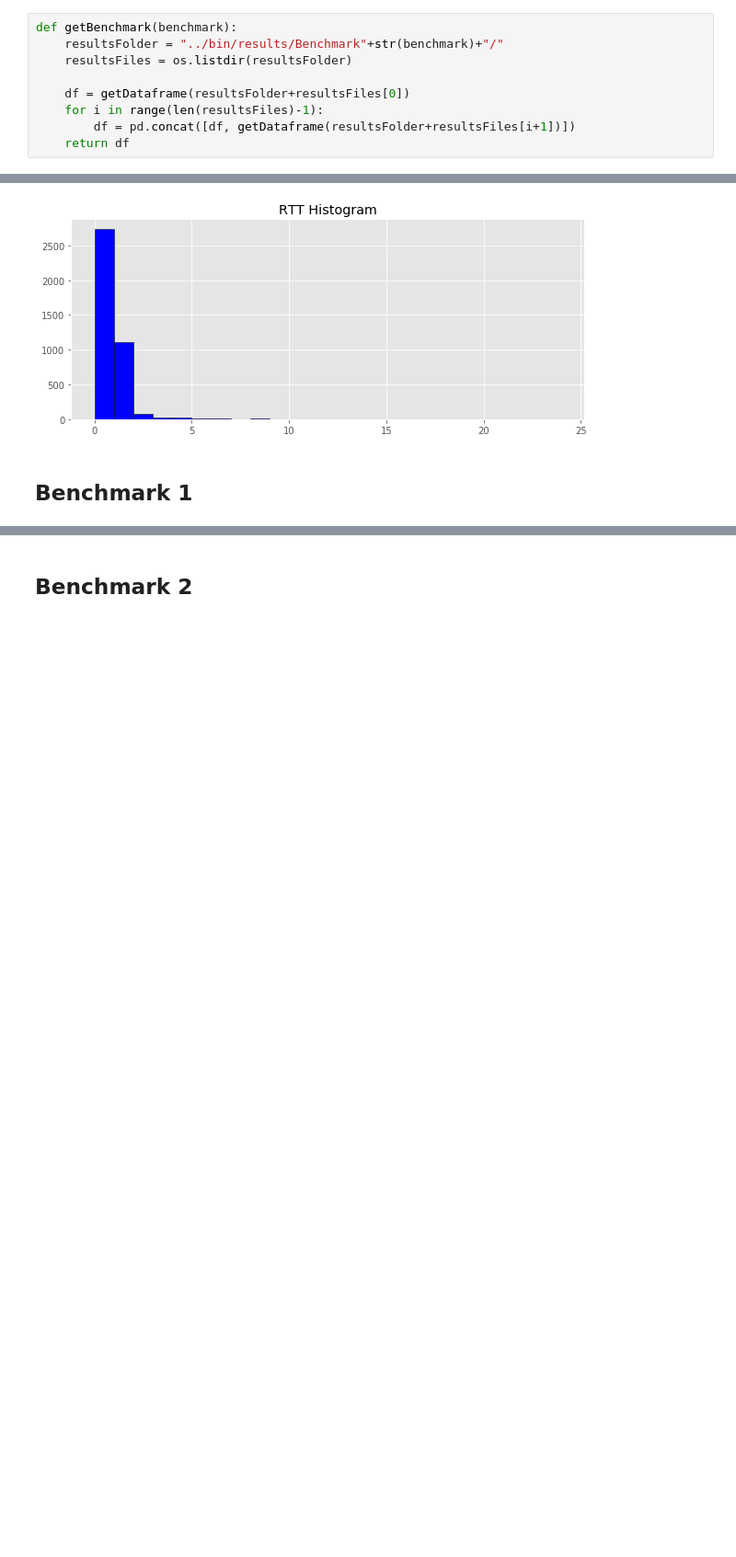
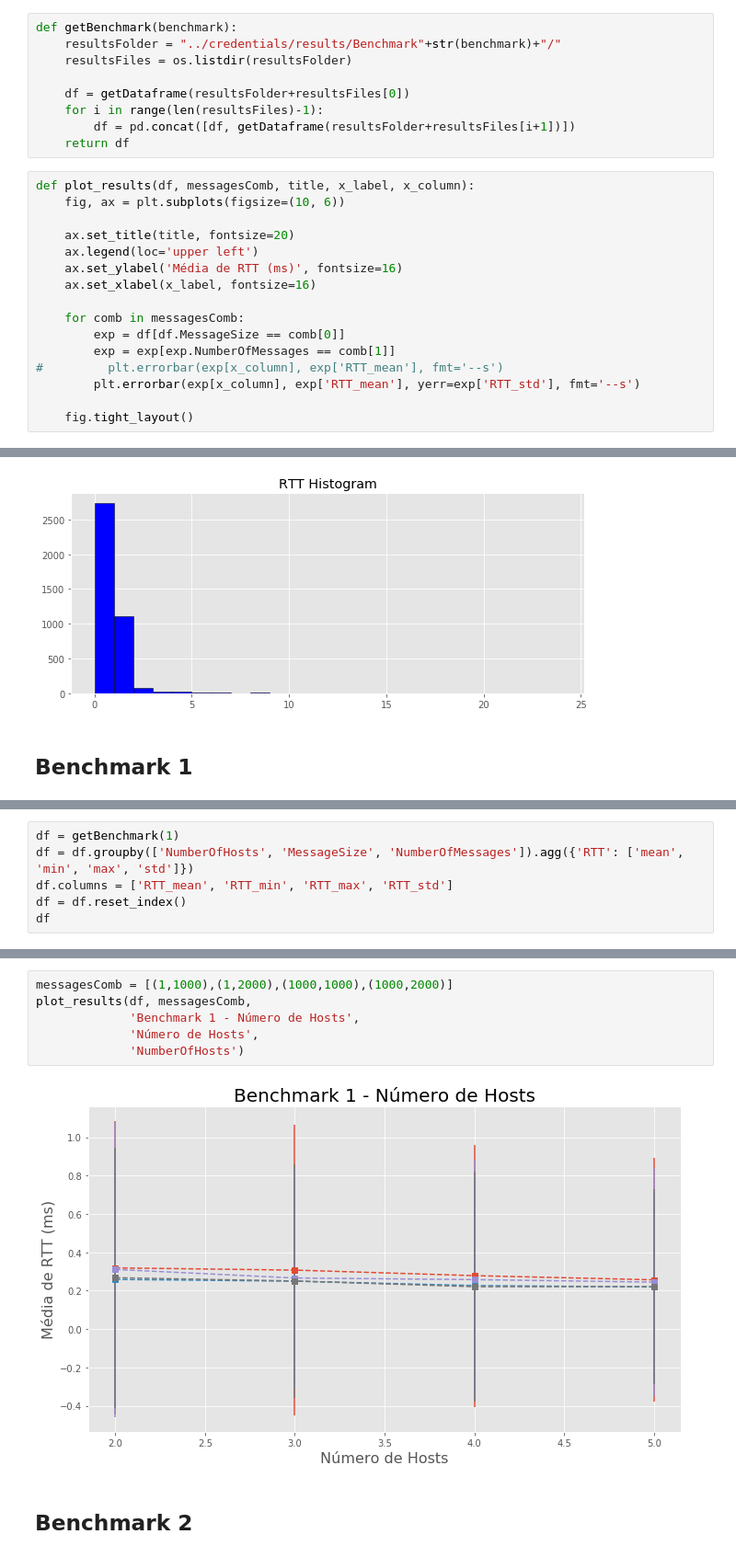
Before and after one commit to rafalencar1997/JadeContainer, a Jupyter notebook: analysis/Results.ipynb, the cells around one changed output, grey strips where cells are left out. Shown: that part at 92% size. Saved outputs shown, nothing was run; the diff lists cells and outputs as text; blank space fills up the shorter version.

```diff
--- a/analysis/Results.ipynb
+++ b/analysis/Results.ipynb
@@ -31,13 +32,29 @@ def getDataframe(filename):
     return df
 # %%
 def getBenchmark(benchmark):
-    resultsFolder = "../bin/results/Benchmark"+str(benchmark)+"/"
+    resultsFolder = "../credentials/results/Benchmark"+str(benchmark)+"/"
     resultsFiles = os.listdir(resultsFolder)
 
     df = getDataframe(resultsFolder+resultsFiles[0])
     for i in range(len(resultsFiles)-1):
         df = pd.concat([df, getDataframe(resultsFolder+resultsFiles[i+1])])
     return df
+# %%
+def plot_results(df, messagesComb, title, x_label, x_column):
+    fig, ax = plt.subplots(figsize=(10, 6))
+
+    ax.set_title(title, fontsize=20)
+    ax.legend(loc='upper left')
+    ax.set_ylabel('Média de RTT (ms)', fontsize=16)
+    ax.set_xlabel(x_label, fontsize=16)
+
+    for comb in messagesComb:
+        exp = df[df.MessageSize == comb[0]]
+        exp = exp[exp.NumberOfMessages == comb[1]]
+#         plt.errorbar(exp[x_column], exp['RTT_mean'], fmt='--s')
+        plt.errorbar(exp[x_column], exp['RTT_mean'], yerr=exp['RTT_std'], fmt='--s')
+
+    fig.tight_layout()
 # %% [markdown]
 ## Dataset Statistics
 # %%
@@ -92,0 +80,6 @@ fig.tight_layout()
+# %%
+df = getBenchmark(1)
+df = df.groupby(['NumberOfHosts', 'MessageSize', 'NumberOfMessages']).agg({'RTT': ['mean', 'min', 'max', 'std']})
+df.columns = ['RTT_mean', 'RTT_min', 'RTT_max', 'RTT_std']
+df = df.reset_index()
+df
@@ -93,2 +104,10 @@ fig.tight_layout()
+# %%
+messagesComb = [(1,1000),(1,2000),(1000,1000),(1000,2000)]
+plot_results(df, messagesComb,
+             'Benchmark 1 - Número de Hosts',
+             'Número de Hosts',
+             'NumberOfHosts')
+# %% [output]
+[figure, added]
 # %% [markdown]
 ## Benchmark 2
```
Also changed, not shown: parts of 16 cells of this notebook, 5 other files.
